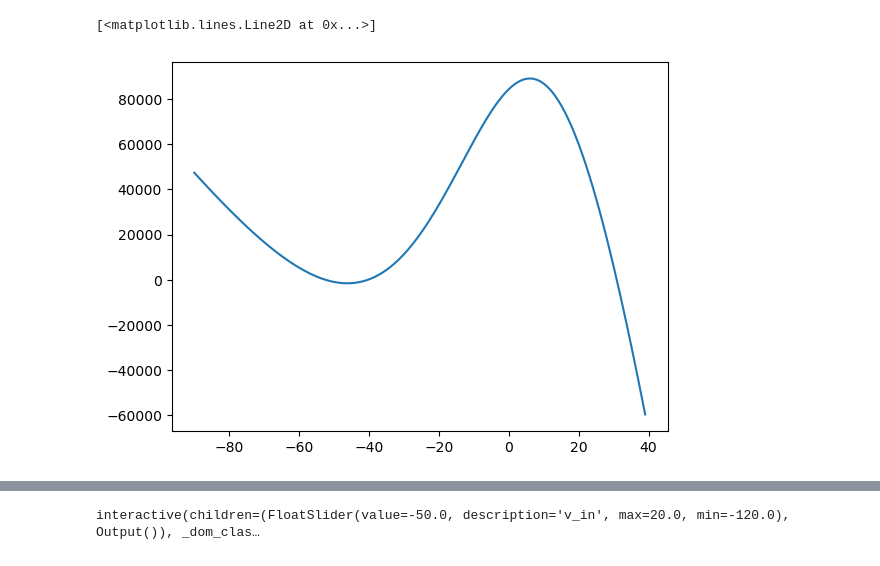
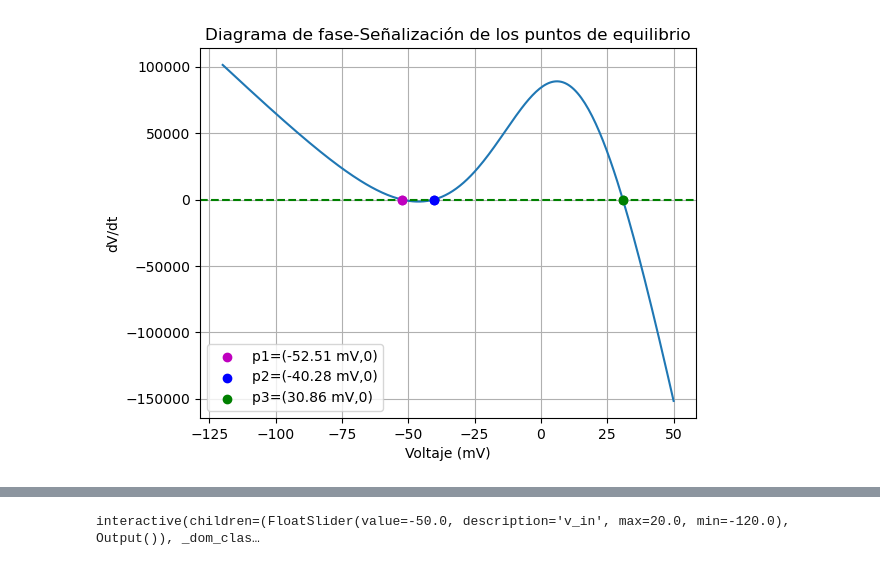
Before and after one commit to hxdvka/MiBio, a Jupyter notebook: FisioLab/1/FADV_FAL1.ipynb, the cells around one changed output, grey strips where cells are left out. Drawn from its saved outputs; the diff is of its cells as text; code cells hidden in the pictures.

```diff
--- a/FisioLab/1/FADV_FAL1.ipynb
+++ b/FisioLab/1/FADV_FAL1.ipynb
@@ -61,11 +90,26 @@ print (*zip( seeds, map( lambda x : r_dV0(x)[0] , seeds ) ) ) #make it pretty. .
-# %%
-#plot dV I=0 #algo con la escala no cuadra parece q bota el resultado en micro?voltios
-m_DomdVI0M = 40
-m_DomdVI0m = -90
-m_stepdVI0 = 0.5
-plDomdVI0 = np.arange(m_DomdVI0m , m_DomdVI0M , 1)
-
-plt.plot(plDomdVI0,list(map(dV0,plDomdVI0)))
-# %% [output]
-[<matplotlib.lines.Line2D at 0x...>]
-[figure, removed]
+# %%
+#plot dV I=0 #algo con la escala no cuadra parece q bota el resultado en micro?voltios
+m_DomdVI0M = 50
+m_DomdVI0m = -120
+m_samplesdVI0 = 250
+plDomdVI0 = np.linspace(m_DomdVI0m , m_DomdVI0M , m_samplesdVI0)
+
+plt.plot(plDomdVI0,list(map(dV0,plDomdVI0)))
+
+plt.axhline(0,color = 'g', linestyle = '--')
+
+p1 = plt.scatter(-52.51,0, marker='o', color='m')
+p2 = plt.scatter(-40.28,0, marker='o', color='b')
+p3  = plt.scatter(30.86,0, marker='o', color='g')
+
+plt.legend((p1, p2, p3),
+           ('p1=(-52.51 mV,0)', 'p2=(-40.28 mV,0)', 'p3=(30.86 mV,0)'))
+plt.plot(-52.51,0,'om' )
+plt.plot(-40.28,0,'ob' )
+plt.plot(30.86,0,'og' )
+plt.xlabel("Voltaje (mV)")
+plt.ylabel("dV/dt")
+plt.title("Diagrama de fase-Señalización de los puntos de equilibrio")
+plt.grid("on")
+# %% [output]
+[figure, added]
```
Also changed, not shown: parts of 12 cells of this notebook.
